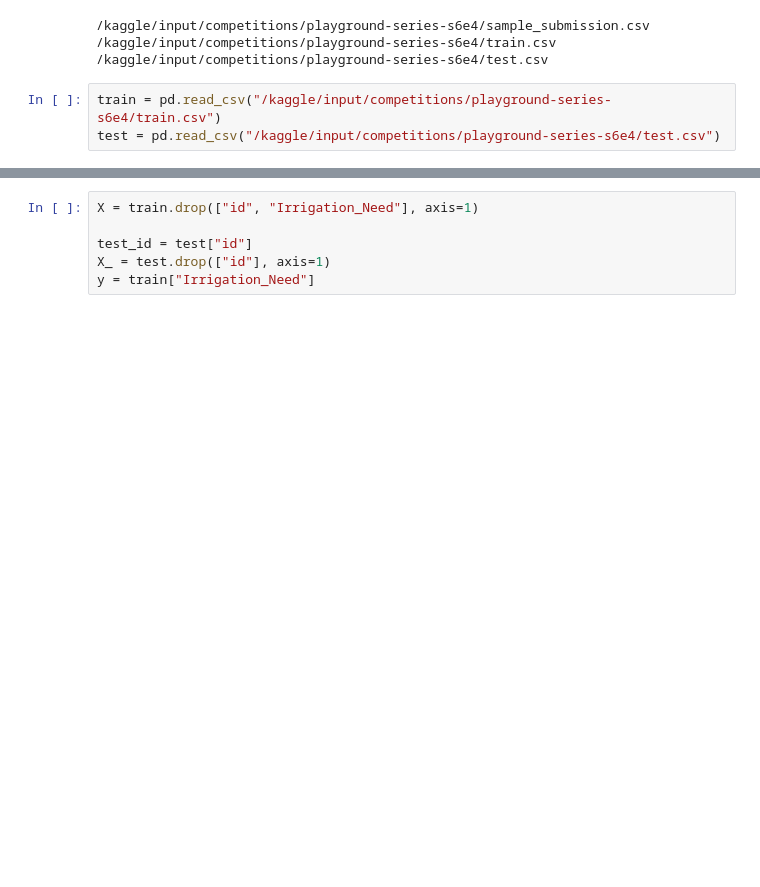
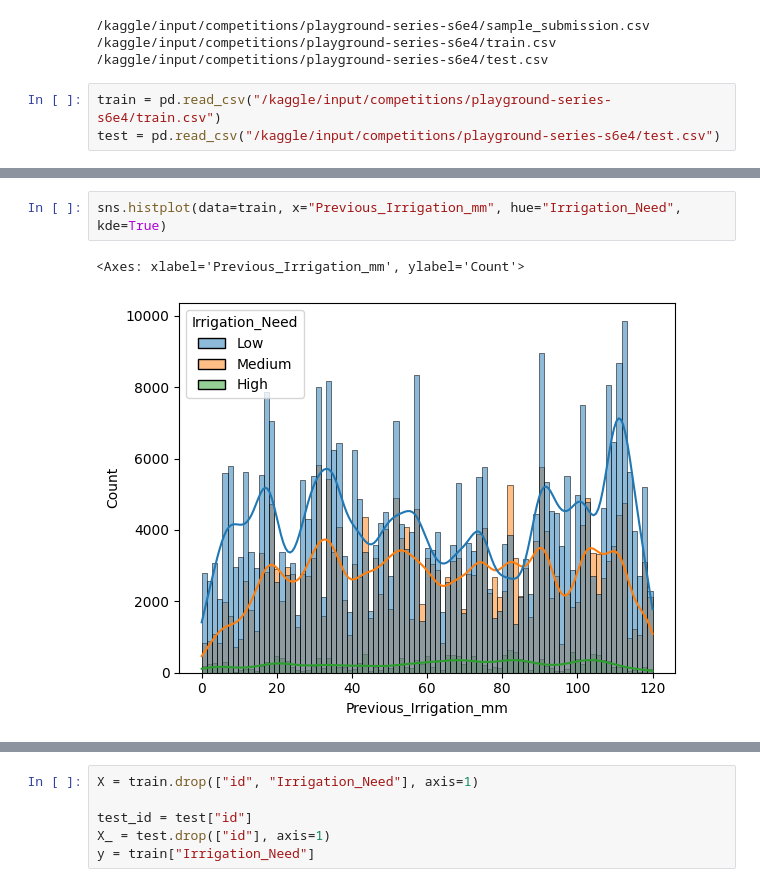
Before and after one commit to gprashant-src/Predicting-Irrigation-Need, a Jupyter notebook: version_1.ipynb, the cells around one changed output, grey strips where cells are left out. Saved outputs shown, nothing was run; the diff lists cells and outputs as text; blank space fills up the shorter version.

```diff
--- a/version_1.ipynb
+++ b/version_1.ipynb
@@ -67,0 +121,5 @@ train.describe()
+# %%
+sns.histplot(data=train, x="Previous_Irrigation_mm", hue="Irrigation_Need", kde=True)
+# %% [output]
+<Axes: xlabel='Previous_Irrigation_mm', ylabel='Count'>
+[figure, added]
```
Also changed, not shown: parts of 13 cells of this notebook.
